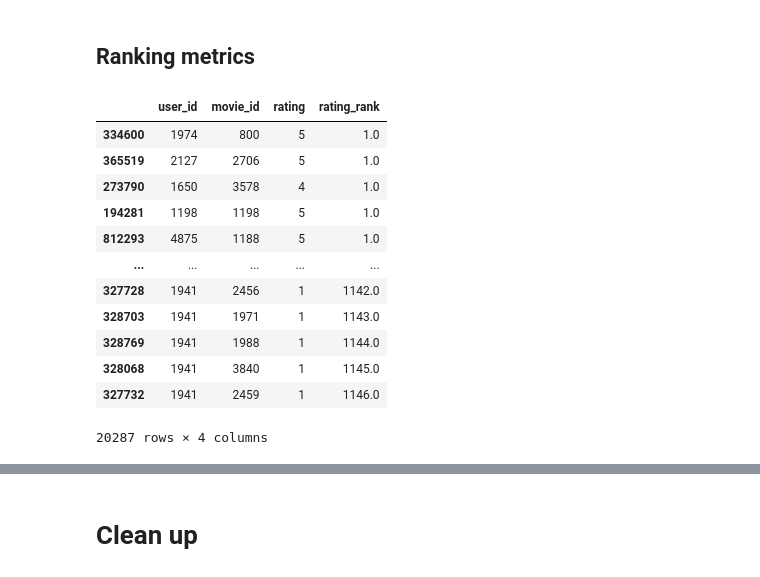
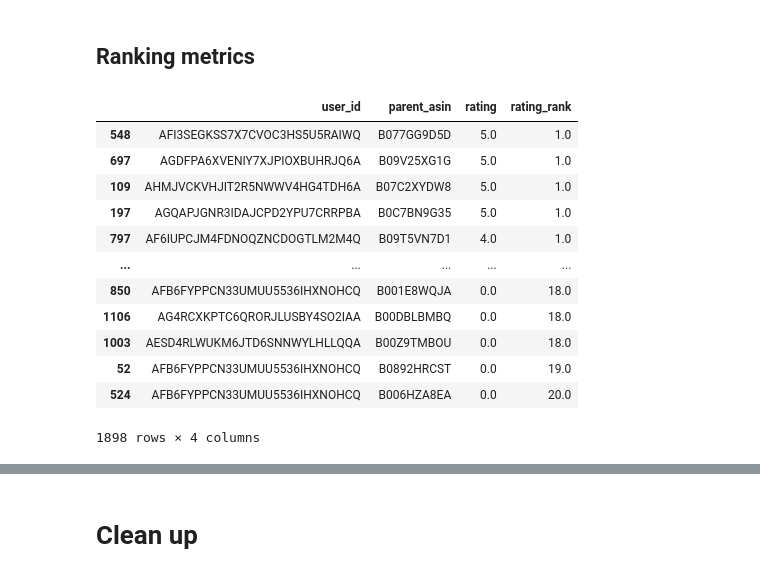
Before and after one commit to dvquy13/reco-algo, a Jupyter notebook: notebooks/010-baseline-popular.ipynb, the cells around one changed output, grey strips where cells are left out. Cells and saved outputs as stored; diff of their text form; code cells hidden in the pictures.

```diff
--- a/notebooks/010-baseline-popular.ipynb
+++ b/notebooks/010-baseline-popular.ipynb
@@ -26,14 +34,14 @@ class Args(BaseModel):
     testing: bool = False
     log_to_mlflow: bool = True
     experiment_name: str = "FSDS RecSys - L5 - Reco Algo"
-    run_name: str = '041-baseline-popular-movie-lens'
+    run_name: str = "001-baseline-popular"
     notebook_persist_dp: str = None
     random_seed: int = 41
 
-    user_col: str = 'user_id'
-    item_col: str = 'movie_id'
-    rating_col: str = 'rating'
-    timestamp_col: str = 'timestamp'
+    user_col: str = "user_id"
+    item_col: str = "parent_asin"
+    rating_col: str = "rating"
+    timestamp_col: str = "timestamp"
 
     top_K: int = 100
     top_k: int = 10
@@ -53,13 +61,13 @@ class Args(BaseModel):
             logger.info(
                 f"Setting up MLflow experiment {self.experiment_name} - run {self.run_name}..."
             )
-            import mlflow
 
             mlflow.set_experiment(self.experiment_name)
             mlflow.start_run(run_name=self.run_name)
 
         return self
 
+
 args = Args().init()
 
 print(args.model_dump_json(indent=2))
@@ -83,5 +91,5 @@ print(args.model_dump_json(indent=2))
 # %% [markdown]
 # Prep data
 # %%
-train_df = pd.read_parquet("../data/train.parquet")
-val_df = pd.read_parquet("../data/val.parquet")
+train_df = pd.read_parquet("../data/train_features_neg_df.parquet")
+val_df = pd.read_parquet("../data/val_features_neg_df.parquet")
@@ -156,18 +159,24 @@ from src.eval import create_label_df, merge_recs_with_target
 # %%
-label_df = create_label_df(val_df, user_col=user_col, item_col=item_col, rating_col=rating_col, timestamp_col=timestamp_col)
+label_df = create_label_df(
+    val_df,
+    user_col=args.user_col,
+    item_col=args.item_col,
+    rating_col=args.rating_col,
+    timestamp_col=args.timestamp_col,
+)
 label_df
 # %% [output]
-|  | user_id | movie_id | rating | rating_rank |
-| 334600 | 1974 | 800 | 5 | 1.0 |
-| 365519 | 2127 | 2706 | 5 | 1.0 |
-| 273790 | 1650 | 3578 | 4 | 1.0 |
-| 194281 | 1198 | 1198 | 5 | 1.0 |
-| 812293 | 4875 | 1188 | 5 | 1.0 |
+|  | user_id | parent_asin | rating | rating_rank |
+| 548 | AFI3SEGKSS7X7CVOC3HS5U5RAIWQ | B077GG9D5D | 5.0 | 1.0 |
+| 697 | AGDFPA6XVENIY7XJPIOXBUHRJQ6A | B09V25XG1G | 5.0 | 1.0 |
+| 109 | AHMJVCKVHJIT2R5NWWV4HG4TDH6A | B07C2XYDW8 | 5.0 | 1.0 |
+| 197 | AGQAPJGNR3IDAJCPD2YPU7CRRPBA | B0C7BN9G35 | 5.0 | 1.0 |
+| 797 | AF6IUPCJM4FDNOQZNCDOGTLM2M4Q | B09T5VN7D1 | 4.0 | 1.0 |
 | ... | ... | ... | ... | ... |
-| 327728 | 1941 | 2456 | 1 | 1142.0 |
-| 328703 | 1941 | 1971 | 1 | 1143.0 |
-| 328769 | 1941 | 1988 | 1 | 1144.0 |
-| 328068 | 1941 | 3840 | 1 | 1145.0 |
-| 327732 | 1941 | 2459 | 1 | 1146.0 |
+| 850 | AFB6FYPPCN33UMUU5536IHXNOHCQ | B001E8WQJA | 0.0 | 18.0 |
+| 1106 | AG4RCXKPTC6QRORJLUSBY4SO2IAA | B00DBLBMBQ | 0.0 | 18.0 |
+| 1003 | AESD4RLWUKM6JTD6SNNWYLHLLQQA | B00Z9TMBOU | 0.0 | 18.0 |
+| 52 | AFB6FYPPCN33UMUU5536IHXNOHCQ | B0892HRCST | 0.0 | 19.0 |
+| 524 | AFB6FYPPCN33UMUU5536IHXNOHCQ | B006HZA8EA | 0.0 | 20.0 |
-20287 rows × 4 columns
+1898 rows × 4 columns
 # %%
```
Also changed, not shown: parts of 20 cells of this notebook, 33 other files.
